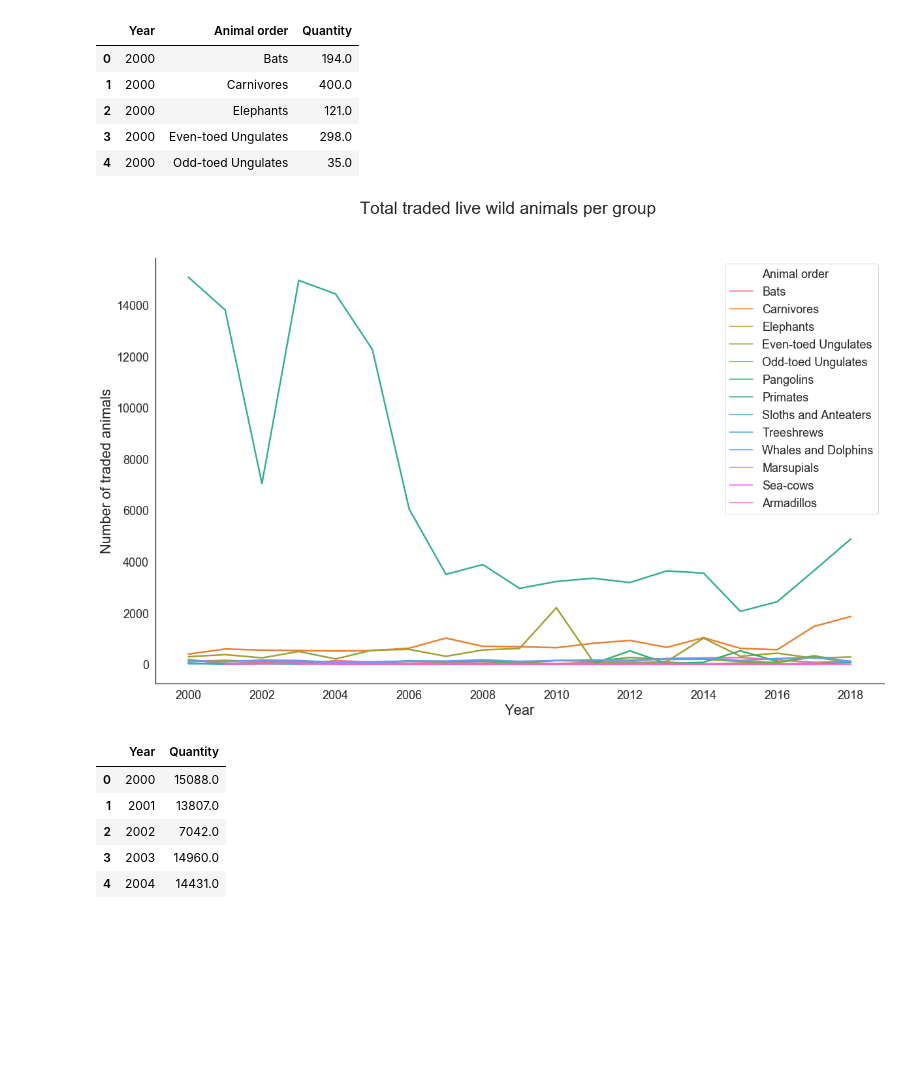
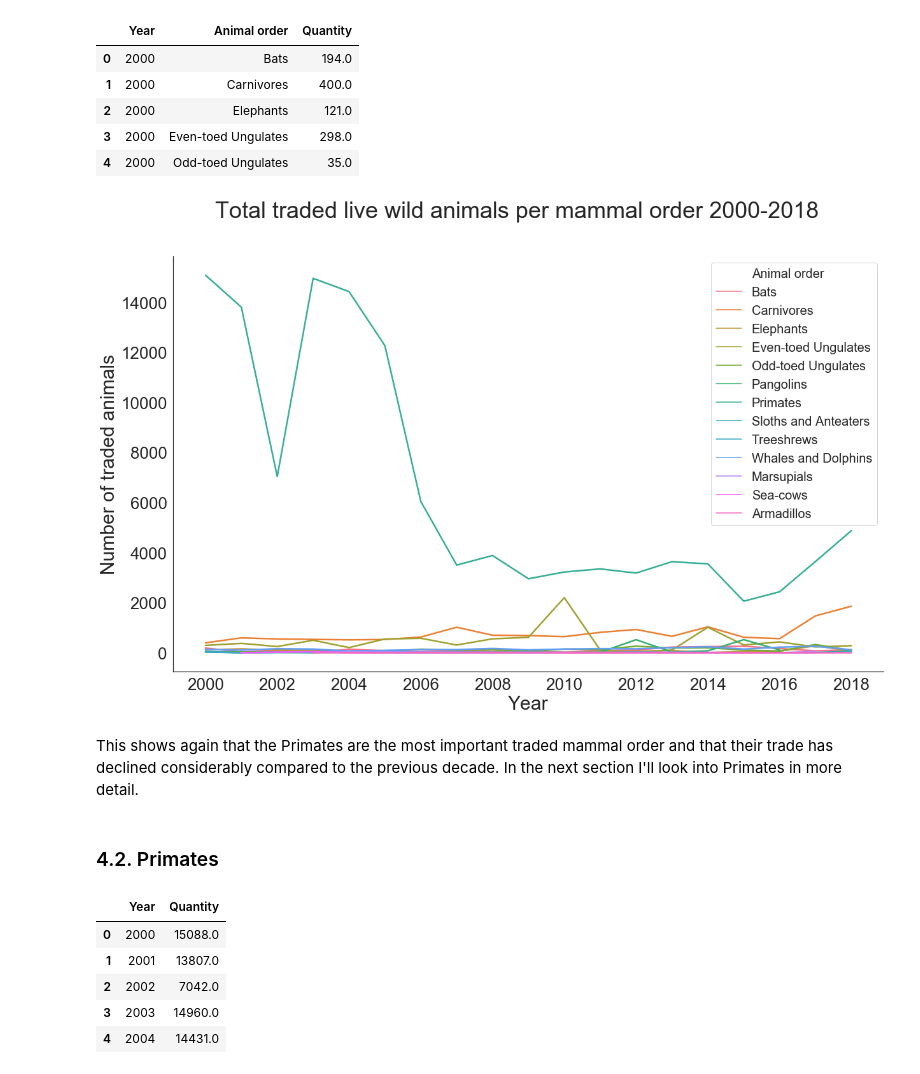
Before and after one commit to paoloironhack/dataptams2020, a Jupyter notebook: projects/Project4_Module2_Final_Project/your-code/Project4_notebook1.ipynb, the cells around one changed output. Drawn from its saved outputs; the diff is of its cells as text; code cells hidden in the pictures; blank space fills up the shorter version.

```diff
--- a/projects/Project4_Module2_Final_Project/your-code/Project4_notebook1.ipynb
+++ b/projects/Project4_Module2_Final_Project/your-code/Project4_notebook1.ipynb
@@ -429,29 +469,27 @@ year_order_trades.head()
 # %%
 #plot total number of shipped animals per year per animal group (order)
 
 f, ax = plt.subplots(figsize=(20, 12))
 
 sns.lineplot(x = 'Year', y = 'Quantity', hue = 'Animal order', data = year_order_trades, linewidth=2.5)
 
-# ax.set_xticklabels(['2000', '2001', '2002', '2003', '2004', '2005', '2006', '2007', '2008', '2009', '2010', '2011', '2012', '2013', '2014', '2015', '2016', '2017', '2018'])
-
-ax.tick_params(axis='both', which='major', labelsize=18)
-ax.tick_params(axis='both', which='minor', labelsize=18)
+ax.tick_params(axis='both', which='major', labelsize=26)
+ax.tick_params(axis='both', which='minor', labelsize=26)
 ax.set_xticks(range(2000, 2020, 2))
 
-ax.legend(loc="upper right", frameon=True, fontsize = 18)
+ax.legend(loc="upper right", frameon=True, fontsize = 20)
 
-plt.xlabel('Year', fontsize=22)
-plt.ylabel('Number of traded animals', fontsize=22)
-plt.suptitle('Total traded live wild animals per group', fontsize=26)
+plt.xlabel('Year', fontsize=30)
+plt.ylabel('Number of traded animals', fontsize=30)
+plt.suptitle('Total traded live wild animals per mammal order 2000-2018', fontsize=36)
 
-# plt.legend(bbox_to_anchor=(1.05, 1), loc=2, borderaxespad=0., fontsize = 18)
-
-#ax.set_xticklabels(ax.get_xticklabels(), rotation=30, ha='right')
-#plt.xticks(rotation=30, ha='right')
 sns.despine()
 # %% [output]
-[figure, old version]
+[figure, new version]
+# %% [markdown]
+This shows again that the Primates are the most important traded mammal order and that their trade has declined considerably compared to the previous decade. In the next section I'll look into Primates in more detail.
+# %% [markdown]
+### 4.2. Primates
 # %%
 # create dataframe with numbers just for primates and years
 df_primates = df2[df2['Animal order'] == 'Primates']
```
Also changed, not shown: parts of 75 cells of this notebook.
